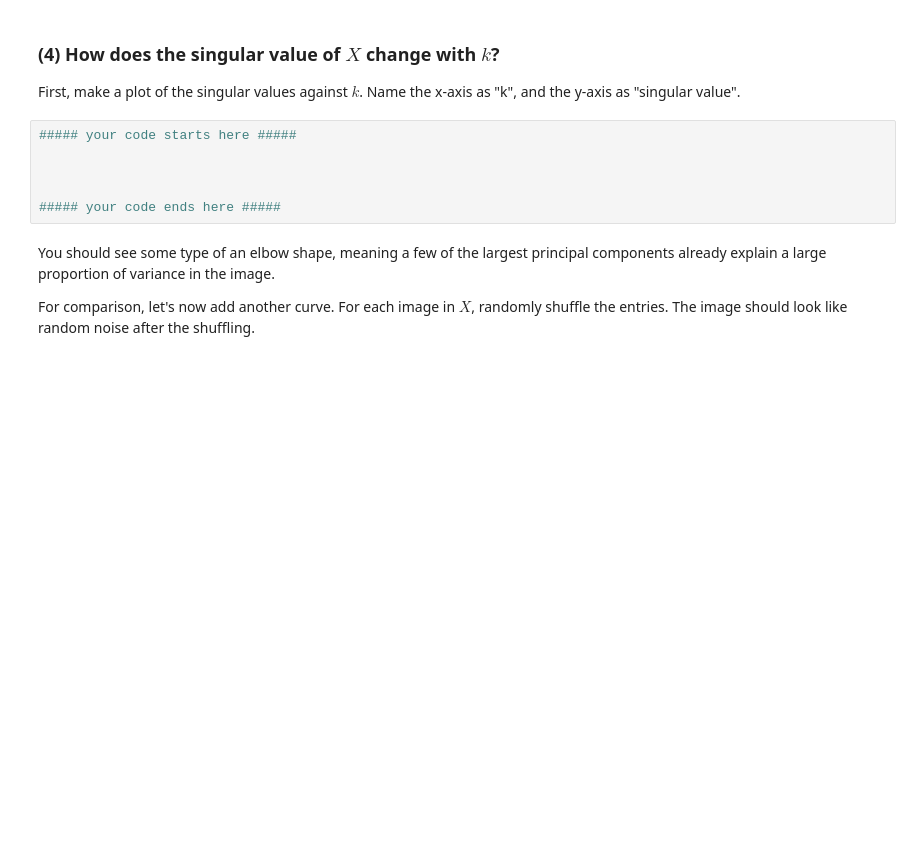
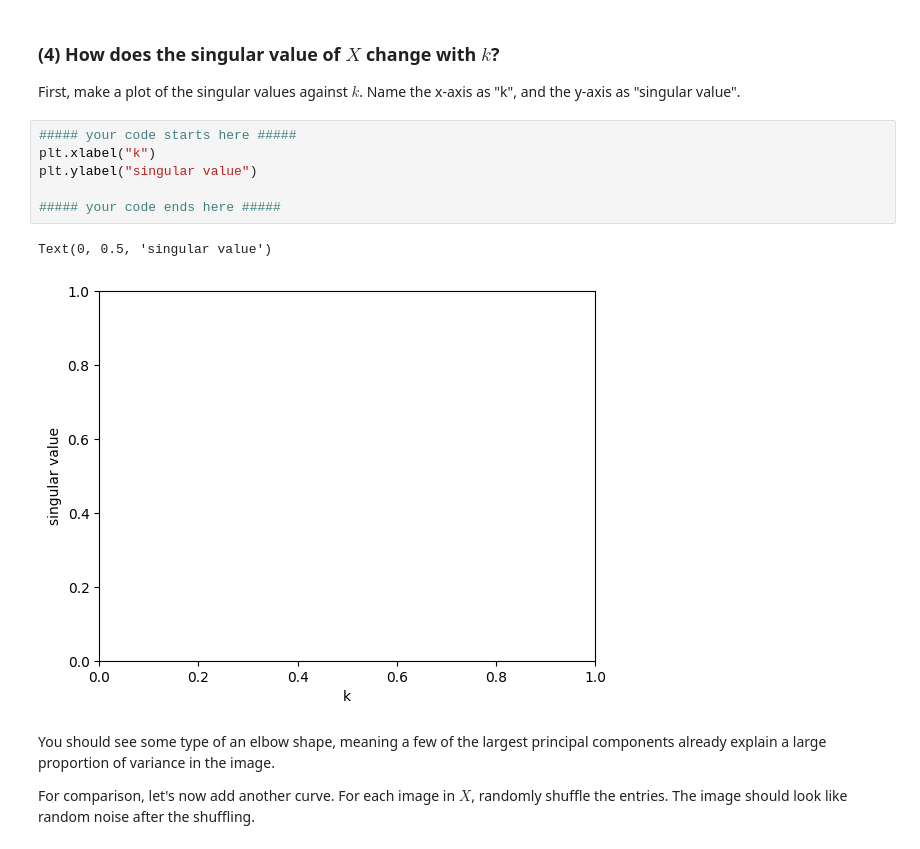
Before and after one commit to blingbangboom/142B-Final, a Jupyter notebook: Final_Project_STA142B_S25.ipynb, the cells around one changed output. Cells and saved outputs as stored; diff of their text form; blank space fills up the shorter version.

```diff
--- a/Final_Project_STA142B_S25.ipynb
+++ b/Final_Project_STA142B_S25.ipynb
@@ -153,10 +209,13 @@ Do you see any pattern here? Can you explain it with the principal components yo
 First, make a plot of the singular values against $k$. Name the x-axis as "k", and the y-axis as "singular value".
 # %%
 ##### your code starts here #####
-
-
+plt.xlabel("k")
+plt.ylabel("singular value")
 
 ##### your code ends here #####
+# %% [output]
+Text(0, 0.5, 'singular value')
+[figure, added]
 # %% [markdown]
 You should see some type of an elbow shape, meaning a few of the largest principal components already explain a large proportion of variance in the image.
 
```
Also changed, not shown: parts of 12 cells of this notebook, 1 other file.
